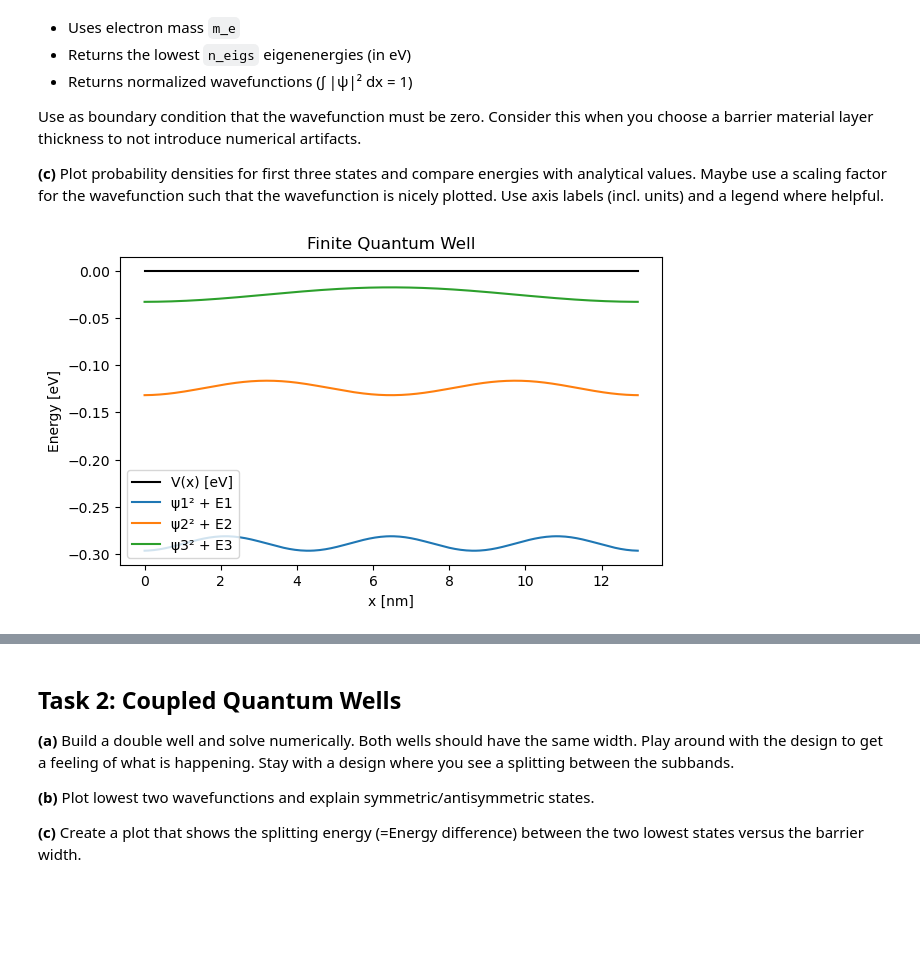
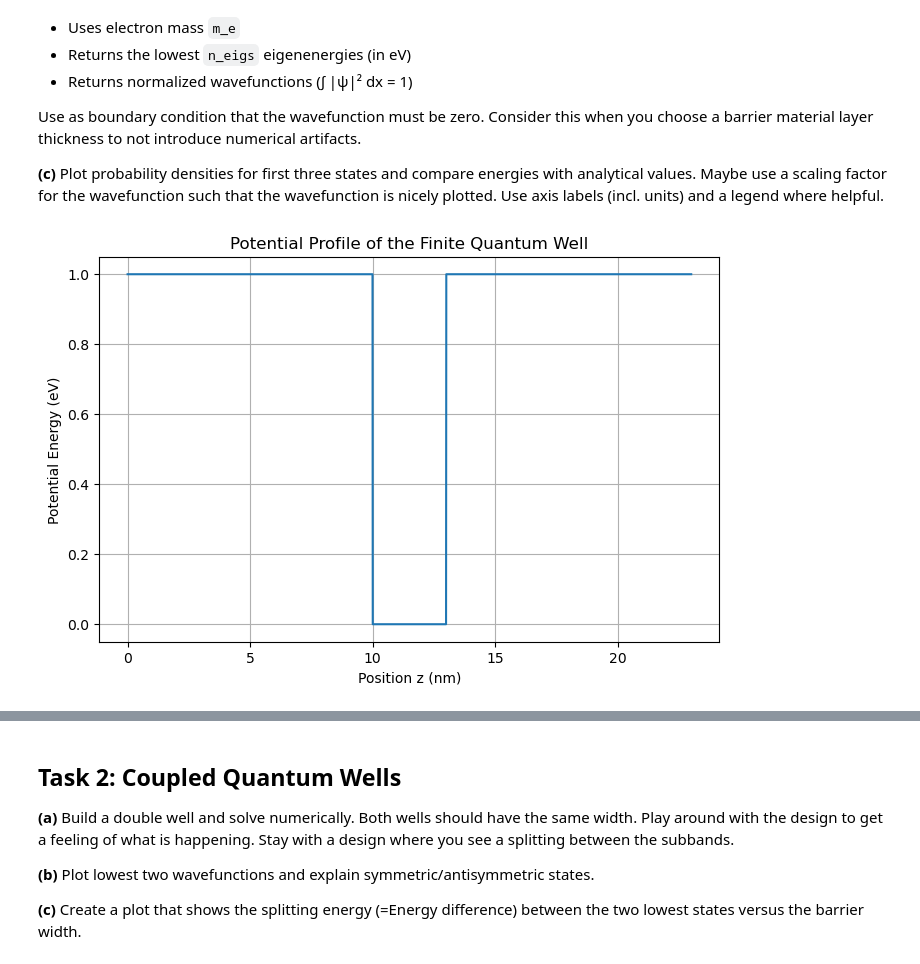
Before and after one commit to tbatb/quantum-tech-devices, a Jupyter notebook: homework1/homework_1.ipynb, the cells around one changed output, grey strips where cells are left out. Cells and saved outputs as stored; diff of their text form; code cells hidden in the pictures; blank space fills up the shorter version.

```diff
--- a/homework1/homework_1.ipynb
+++ b/homework1/homework_1.ipynb
@@ -58,34 +58,32 @@ Use as boundary condition that the wavefunction must be zero. Consider this when
 
 **(c)** Plot probability densities for first three states and compare energies with analytical values. Maybe use a scaling factor for the wavefunction such that the wavefunction is nicely plotted. Use axis labels (incl. units) and a legend where helpful.
 # %%
-# Task 1: Finite Quantum Well
-def solve_schrodinger(x, V, n_eigs=5, m_eff=0.067):
-    """Solve 1D Schrödinger equation with finite difference (eV, m)."""
-    hbar = const.hbar
-    e = const.e
-    dx = x[1] - x[0]
-    Nx = len(x)
-    diag_main = np.ones(Nx) * 2.0
-    diag_off = np.ones(Nx - 1) * -1.0
-    T = diags([diag_off, diag_main, diag_off], [-1, 0, 1]) * (-hbar**2 / (2 * m_eff * const.m_e * dx**2) / e)
-    H = T + diags(V, 0)
-    vals, vecs = eigsh(H, k=n_eigs, which="SM")
-    return vals, vecs
+# Task 1a: Define the quantum well structure
+# [(thickness_nm, potential_eV), ...]
+well_width_nm = 3.0
+barrier_width_nm = 10.0
+barrier_height_eV = 1.0
 
-# Task 1a: Single finite well
-layers_single = [(5.0, 0.0), (3.0, -1.0), (5.0, 0.0)]
-x, V = build_potential(layers_single)
-E, psi = solve_schrodinger(x, V, n_eigs=3)
+# Structure: Barrier - Well - Barrier
+layers_task1 = [
+    (barrier_width_nm, barrier_height_eV),
+    (well_width_nm, 0.0),
+    (barrier_width_nm, barrier_height_eV)
+]
 
-# Normalize and plot
-plt.figure(figsize=(7, 4))
-plt.plot(x * 1e9, V, "k", label="V(x) [eV]")
-for i in range(3):
-    plt.plot(x * 1e9, psi[:, i]**2 * 2 + E[i], label=f"ψ{i+1}² + E{i+1}")
-plt.legend()
-plt.xlabel("x [nm]")
-plt.ylabel("Energy [eV]")
-plt.title("Finite Quantum Well")
+# Grid spacing in nanometers
+dz_nm = 0.01
+
+# Build the potential using the helper function
+z, V = build_potential(layers_task1, dz_nm=dz_nm)
+
+# Plot the potential to verify
+plt.figure(figsize=(8, 5))
+plt.plot(z * 1e9, V / const.eV)
+plt.title('Potential Profile of the Finite Quantum Well')
+plt.xlabel('Position z (nm)')
+plt.ylabel('Potential Energy (eV)')
+plt.grid(True)
 plt.show()
 # %% [output]
-[figure, old version]
+[figure, new version]
```
Also changed, not shown: parts of 3 cells of this notebook.
